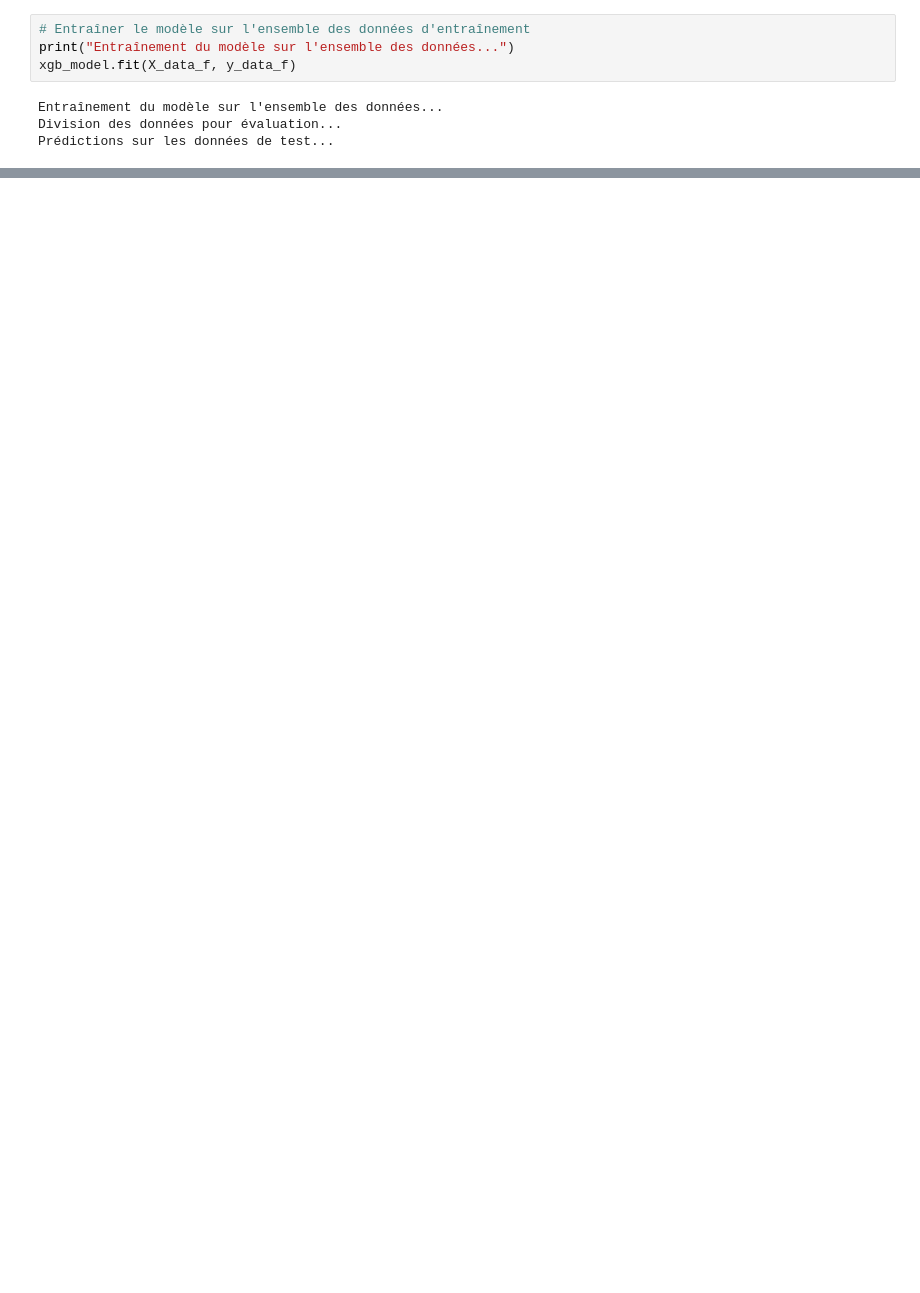
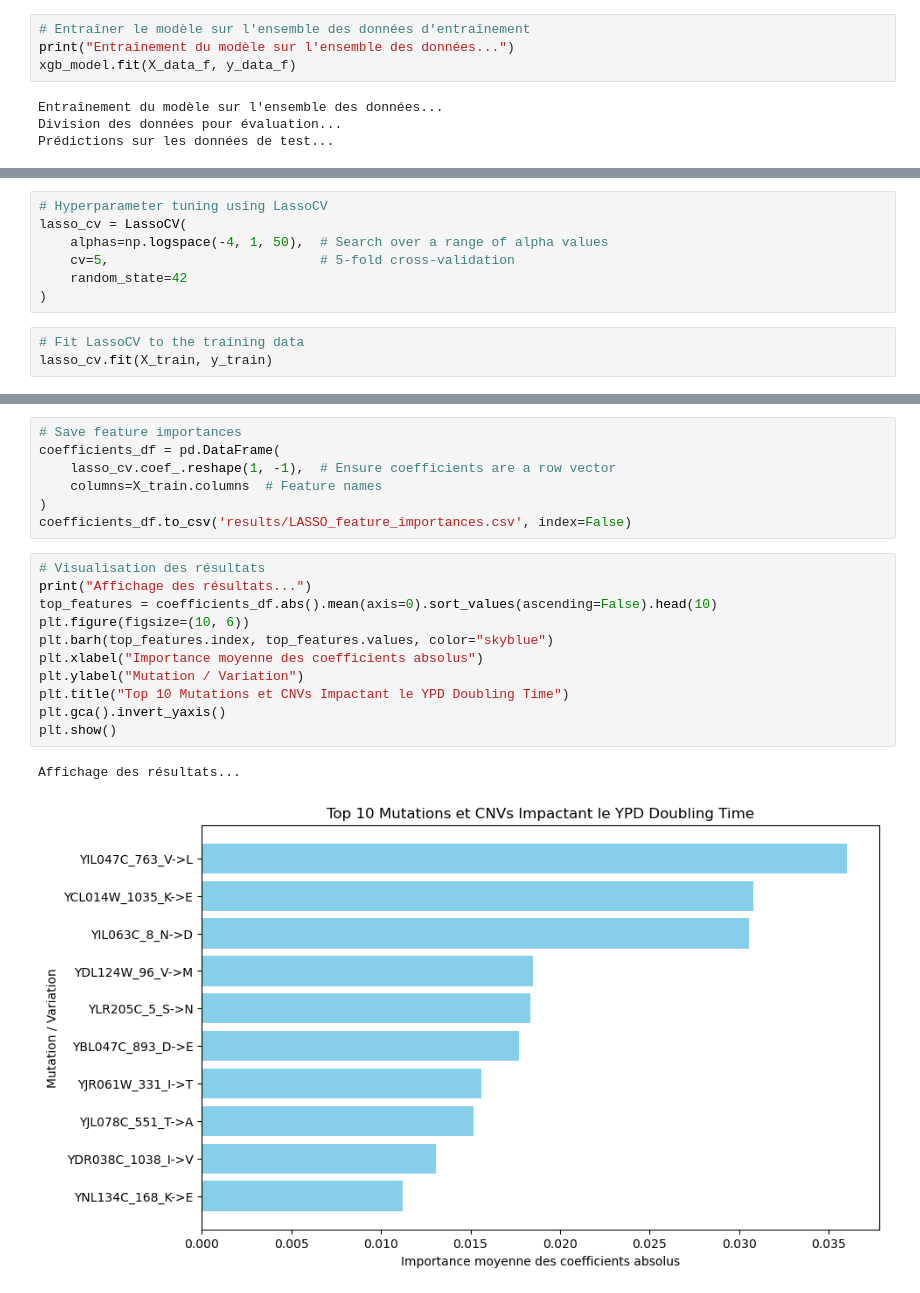
Before and after one commit to paolabiocchi/Yeast_Project, a Jupyter notebook: model.ipynb, the cells around one changed output, grey strips where cells are left out. Cells and saved outputs as stored; diff of their text form; blank space fills up the shorter version.

```diff
--- a/model.ipynb
+++ b/model.ipynb
@@ -376,0 +394,10 @@ Affichage des résultats...
+# %%
+# Hyperparameter tuning using LassoCV
+lasso_cv = LassoCV(
+    alphas=np.logspace(-4, 1, 50),  # Search over a range of alpha values
+    cv=5,                           # 5-fold cross-validation
+    random_state=42
+)
+# %%
+# Fit LassoCV to the training data
+lasso_cv.fit(X_train, y_train)
@@ -376,0 +440,21 @@ Affichage des résultats...
+# %%
+# Save feature importances
+coefficients_df = pd.DataFrame(
+    lasso_cv.coef_.reshape(1, -1),  # Ensure coefficients are a row vector
+    columns=X_train.columns  # Feature names
+)
+coefficients_df.to_csv('results/LASSO_feature_importances.csv', index=False)
+# %%
+# Visualisation des résultats
+print("Affichage des résultats...")
+top_features = coefficients_df.abs().mean(axis=0).sort_values(ascending=False).head(10)
+plt.figure(figsize=(10, 6))
+plt.barh(top_features.index, top_features.values, color="skyblue")
+plt.xlabel("Importance moyenne des coefficients absolus")
+plt.ylabel("Mutation / Variation")
+plt.title("Top 10 Mutations et CNVs Impactant le YPD Doubling Time")
+plt.gca().invert_yaxis()
+plt.show()
+# %% [output]
+Affichage des résultats...
+[figure, added]
```
Also changed, not shown: parts of 23 cells of this notebook.
